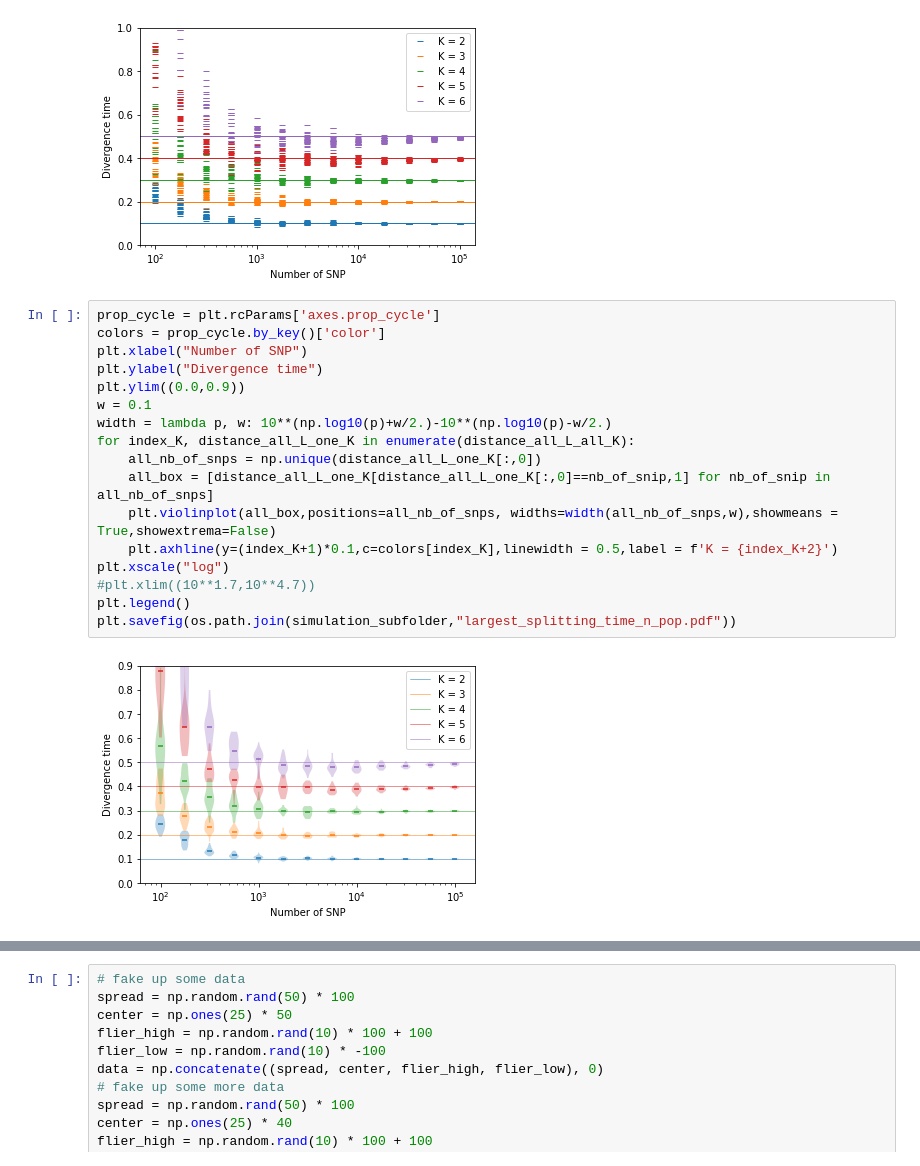
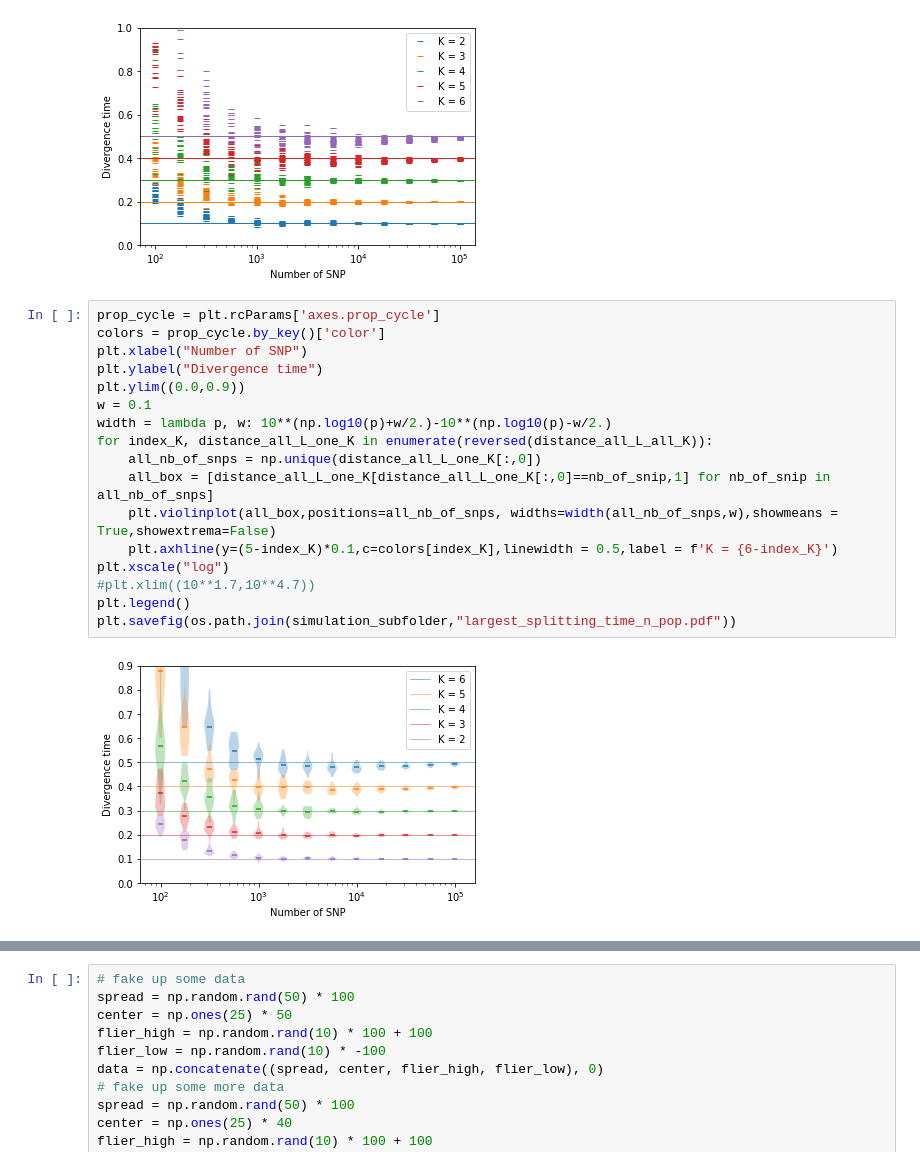
Before and after one commit to frederic-michaud/medeas_simulation, a Jupyter notebook: n_population/analyse_result.ipynb, the cells around one changed output, grey strips where cells are left out. Drawn from its saved outputs; the diff is of its cells as text.

Commit message:
Same figure inversing plotting label

```diff
--- a/n_population/analyse_result.ipynb
+++ b/n_population/analyse_result.ipynb
@@ -61,22 +61,22 @@ plt.savefig(os.path.join(simulation_subfolder,"largest_splitting_time_n_pop.pdf"
 # %%
 prop_cycle = plt.rcParams['axes.prop_cycle']
 colors = prop_cycle.by_key()['color']
 plt.xlabel("Number of SNP")
 plt.ylabel("Divergence time")
 plt.ylim((0.0,0.9))
 w = 0.1
 width = lambda p, w: 10**(np.log10(p)+w/2.)-10**(np.log10(p)-w/2.)
-for index_K, distance_all_L_one_K in enumerate(distance_all_L_all_K):
+for index_K, distance_all_L_one_K in enumerate(reversed(distance_all_L_all_K)):
     all_nb_of_snps = np.unique(distance_all_L_one_K[:,0])
     all_box = [distance_all_L_one_K[distance_all_L_one_K[:,0]==nb_of_snip,1] for nb_of_snip in all_nb_of_snps]
     plt.violinplot(all_box,positions=all_nb_of_snps, widths=width(all_nb_of_snps,w),showmeans = True,showextrema=False)
-    plt.axhline(y=(index_K+1)*0.1,c=colors[index_K],linewidth = 0.5,label = f'K = {index_K+2}')
+    plt.axhline(y=(5-index_K)*0.1,c=colors[index_K],linewidth = 0.5,label = f'K = {6-index_K}')
 plt.xscale("log")
 #plt.xlim((10**1.7,10**4.7))
 plt.legend()
 plt.savefig(os.path.join(simulation_subfolder,"largest_splitting_time_n_pop.pdf"))
 # %% [output]
-[figure, old version]
+[figure, new version]
 # %%
 prop_cycle = plt.rcParams['axes.prop_cycle']
 colors = prop_cycle.by_key()['color']
```
Also changed, not shown: parts of 3 cells of this notebook, 2 other files.
